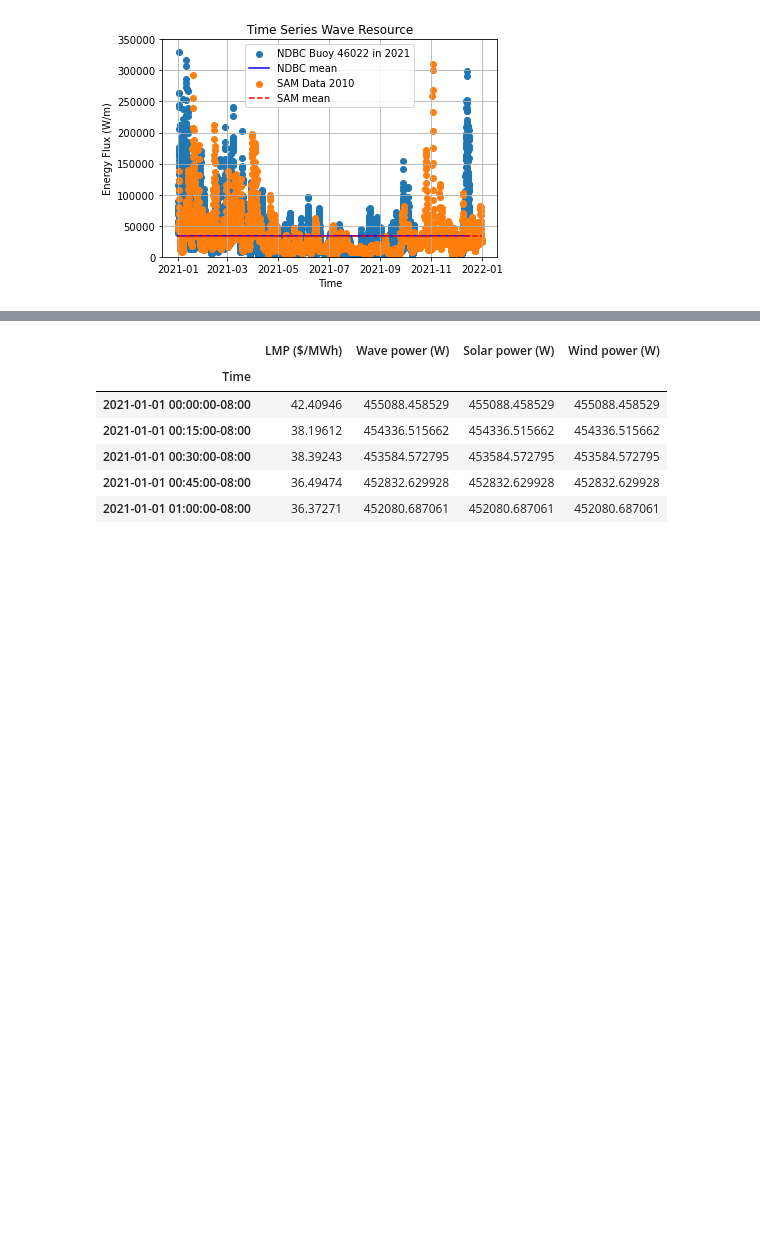
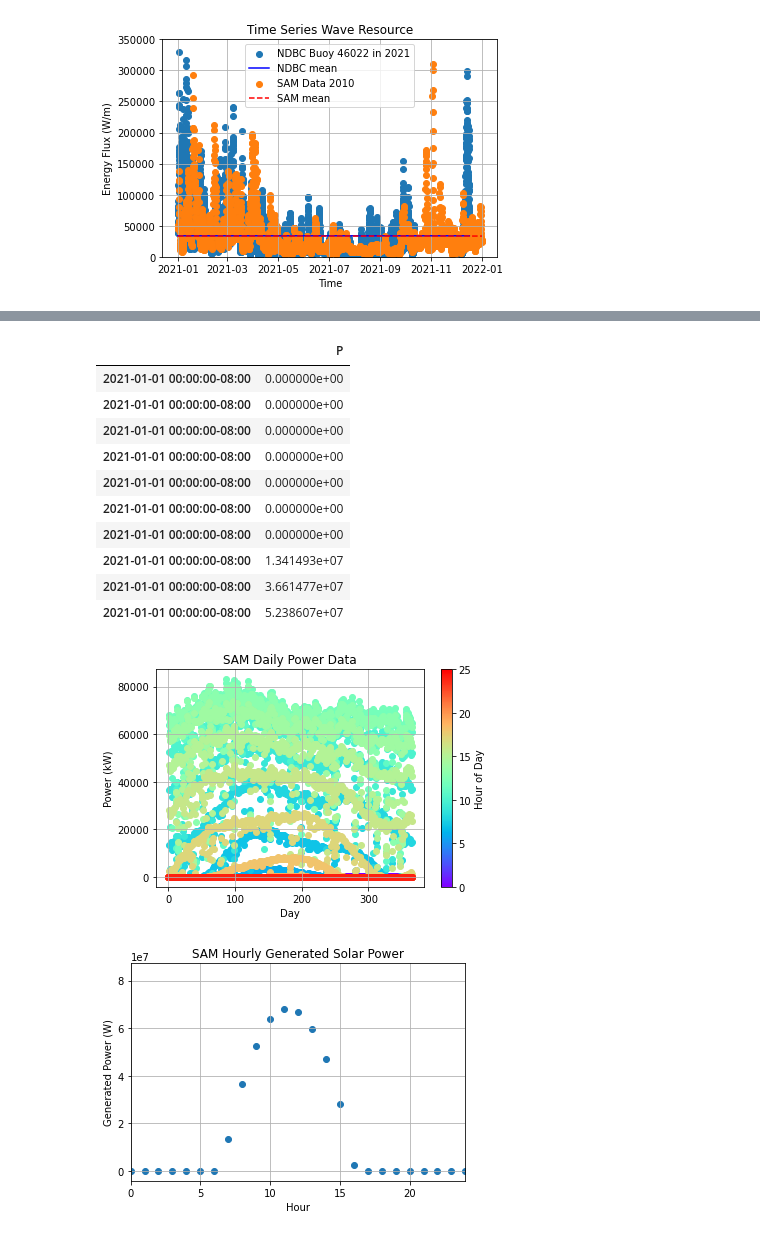
Before and after one commit to rebeccamccabe/wec-econ, a Jupyter notebook: wec-value.ipynb, the cells around one changed output, grey strips where cells are left out. Cells and saved outputs as stored; diff of their text form; code cells hidden in the pictures; blank space fills up the shorter version.

Commit message:
get solar data and value calc working, but interpolation is wrong

```diff
--- a/wec-value.ipynb
+++ b/wec-value.ipynb
@@ -120,17 +82,65 @@ Time                                                  ...
+# %%
+# Get solar and wind data
+# for now just copy wave data
+solar_data = wave_data_2
+wind_data = wave_data_2
+
+file = 'imperial_ca_32.835205_-115.572398_psmv3_60_tmy.csv'
+# downloaded from https://raw.githubusercontent.com/NREL/SAM/patch/deploy/solar_resource/imperial_ca_32.835205_-115.572398_psmv3_60_tmy.csv
+
+system_model = pv.default("PVWattsNone")
+system_model.SolarResource.solar_resource_file = file
+system_model.execute()
+energy = system_model.value('annual_energy_distribution_time')
+
+# plot daily power
+fig, ax = plt.subplots()
+for year in range(0,len(energy)):
+    ax.scatter(energy[0],energy[year],color=plt.cm.rainbow(year/len(energy)))
+ax.set(xlabel='Day', ylabel='Power (kW)', title='SAM Daily Power Data')
+ax.grid()
+plt.colorbar(plt.cm.ScalarMappable(norm=plt.Normalize(vmin=0,vmax=len(energy)), cmap='rainbow'),ax=ax,label='Hour of Day')
+# %%
+# plot hourly generated power
+gen = system_model.value('ac')
+fig, ax = plt.subplots()
+ax.scatter(range(0,len(gen)),gen)
+ax.set(xlabel='Hour', ylabel='Generated Power (W)', title='SAM Hourly Generated Solar Power')
+ax.grid()
+plt.xlim([0, 24])
+
+time = pd.date_range(pd.datetime(2021,1,1), freq='H', periods=len(gen)).normalize().tz_localize('US/Pacific')
+solar_data = pd.DataFrame(gen,index=time,columns=["P"])
+solar_data.head(10)
+# %% [output]
+|  | P |
+| 2021-01-01 00:00:00-08:00 | 0.000000e+00 |
+| 2021-01-01 00:00:00-08:00 | 0.000000e+00 |
+| 2021-01-01 00:00:00-08:00 | 0.000000e+00 |
+| 2021-01-01 00:00:00-08:00 | 0.000000e+00 |
+| 2021-01-01 00:00:00-08:00 | 0.000000e+00 |
+| 2021-01-01 00:00:00-08:00 | 0.000000e+00 |
+| 2021-01-01 00:00:00-08:00 | 0.000000e+00 |
+| 2021-01-01 00:00:00-08:00 | 1.341493e+07 |
+| 2021-01-01 00:00:00-08:00 | 3.661477e+07 |
+| 2021-01-01 00:00:00-08:00 | 5.238607e+07 |
+[figure, added]
+[figure, added]
 # %%
-# Create overall dataframe with all resources
-df = pd.DataFrame(index=dfs_resampled[0].index)
-dfs_resampled[0].dtypes
+# Create overall dataframe with all resources resampled onto consistent times,
+# accounting for different end times across datasets
+
+dfs = [lmp, wave_data_2, solar_data, wind_data]
+# todo: something is wrong with the interpolation!
+dfs_resampled = [df.resample('15min').mean().interpolate() for df in dfs]
+#print(dfs_resampled)
+
+end_times = [df.index[-1] for df in dfs_resampled]
+idx = np.argmin(end_times)
+df = pd.DataFrame(index=dfs_resampled[idx].index)
+
 df["LMP ($/MWh)"] = dfs_resampled[0]["LMP"]
 df["Wave power (W)"] = dfs_resampled[1]["P"]
 df["Solar power (W)"] = dfs_resampled[2]["P"]
 df["Wind power (W)"] = dfs_resampled[3]["P"]
-df.head()
+df.tail()
-# %% [output]
-|  | LMP ($/MWh) | Wave power (W) | Solar power (W) | Wind power (W) |
-| Time |  |  |  |  |
-| 2021-01-01 00:00:00-08:00 | 42.40946 | 455088.458529 | 455088.458529 | 455088.458529 |
-| 2021-01-01 00:15:00-08:00 | 38.19612 | 454336.515662 | 454336.515662 | 454336.515662 |
-| 2021-01-01 00:30:00-08:00 | 38.39243 | 453584.572795 | 453584.572795 | 453584.572795 |
-| 2021-01-01 00:45:00-08:00 | 36.49474 | 452832.629928 | 452832.629928 | 452832.629928 |
-| 2021-01-01 01:00:00-08:00 | 36.37271 | 452080.687061 | 452080.687061 | 452080.687061 |
```
Also changed, not shown: parts of 7 cells of this notebook.
